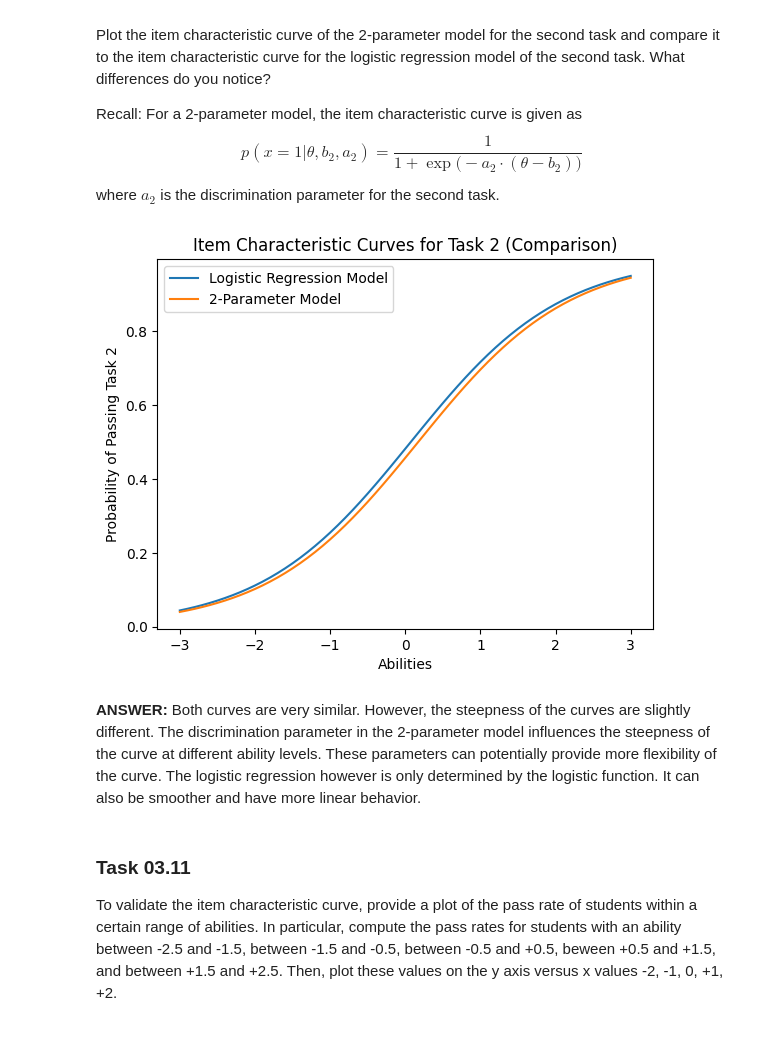
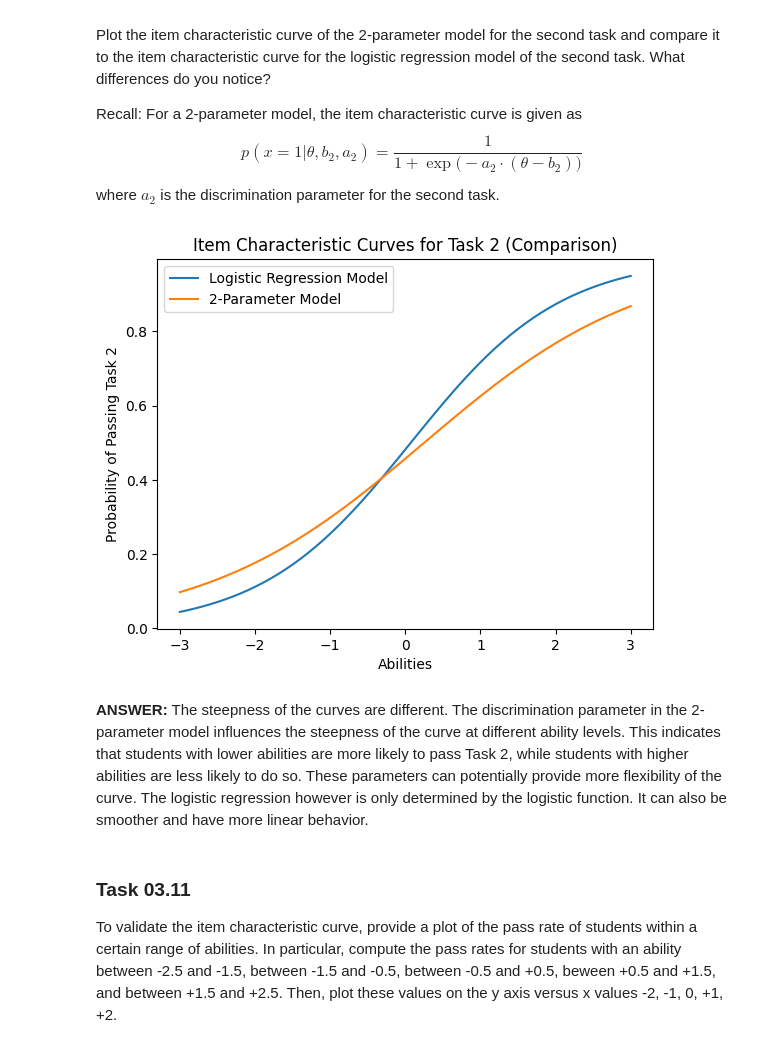
Before and after one commit to malteboettcher/data_mining, a Jupyter notebook: sheet03/sheet03.ipynb, the cells around one changed output. Saved outputs shown, nothing was run; the diff lists cells and outputs as text; code cells hidden in the pictures.

Commit message:
correction for task 3.10

```diff
--- a/sheet03/sheet03.ipynb
+++ b/sheet03/sheet03.ipynb
@@ -294,21 +296,21 @@ p(x = 1|\theta, b_2, a_2) = \frac{1}{1 + \exp\Big(-a_2 \cdot (\theta-b_2)\Big)}
 \end{equation*}
 where $a_2$ is the discrimination parameter for the second task.
 # %%
-a2_2param = 1
-item_characteristic_curve_2p = 1/ (1 + np.exp(-(a2_2param * sample_abilities - irt_2p_model['Difficulty'][1])))
+a_2= irt_2p_model["Discrimination"][1]
+item_characteristic_curve_2p = 1/ (1 + np.exp(-(a_2 * sample_abilities - irt_2p_model['Difficulty'][1])))
 
 plt.plot(sample_abilities, item_characteristic_curve_lr, label='Logistic Regression Model')
 plt.plot(sample_abilities, item_characteristic_curve_2p, label='2-Parameter Model')
 plt.xlabel('Abilities')
 plt.ylabel('Probability of Passing Task 2')
 plt.title('Item Characteristic Curves for Task 2 (Comparison)')
 plt.legend()
 plt.show()
 # %% [output]
-[figure, old version]
+[figure, new version]
 # %% [markdown]
 **ANSWER:**
-Both curves are very similar. However, the steepness of the curves are slightly different. The discrimination parameter in the 2-parameter model influences the steepness of the curve at different ability levels. These parameters can potentially provide more flexibility of the curve. The logistic regression however is only determined by the logistic function. It can also be smoother and have more linear behavior.
+The steepness of the curves are different. The discrimination parameter in the 2-parameter model influences the steepness of the curve at different ability levels. This indicates that students with lower abilities are more likely to pass Task 2, while students with higher abilities are less likely to do so. These parameters can potentially provide more flexibility of the curve. The logistic regression however is only determined by the logistic function. It can also be smoother and have more linear behavior.
 # %% [markdown]
 ### Task 03.11
 
```
Also changed, not shown: parts of 3 cells of this notebook.
